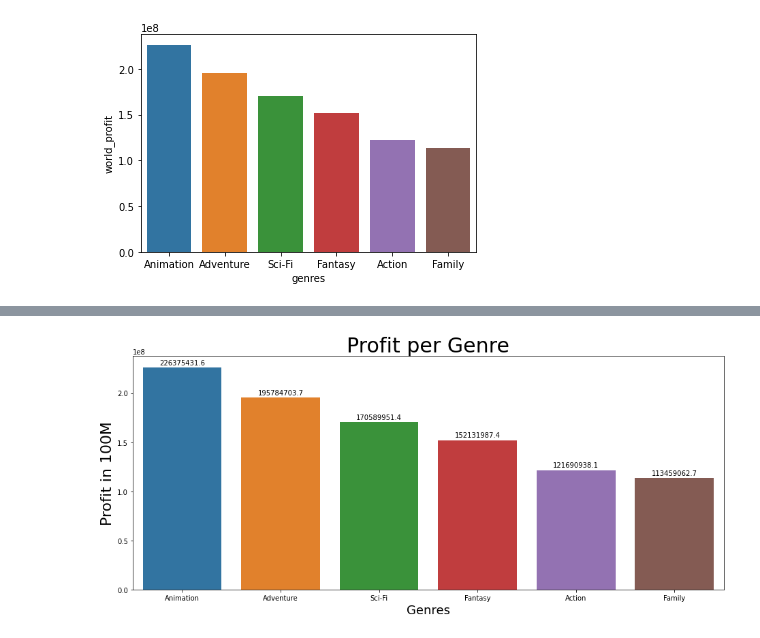
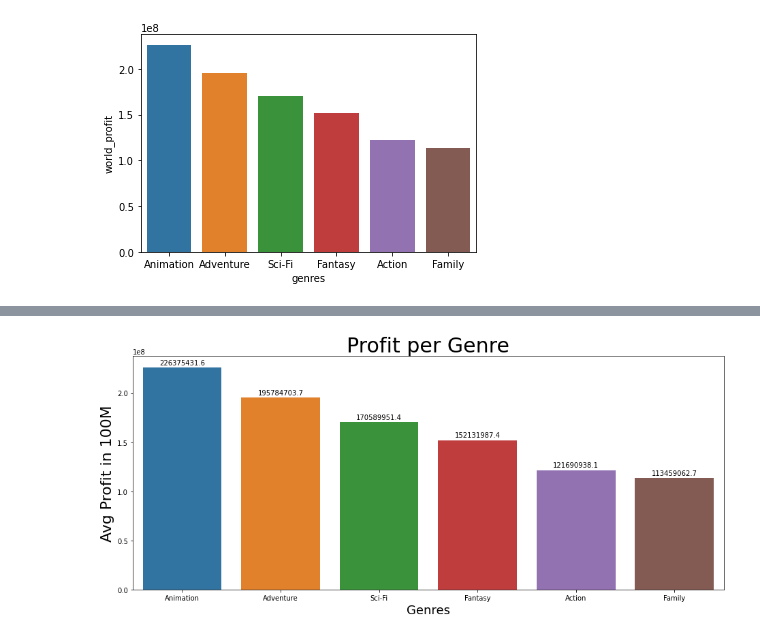
Before and after one commit to wasih790/Microsoft_Movie_Studio, a Jupyter notebook: 2_Statistical_Plotting/Question 1 - visualization for - profit genre.ipynb, the cells around one changed output, grey strips where cells are left out. Cells and saved outputs as stored; diff of their text form; code cells hidden in the pictures.

```diff
--- a/2_Statistical_Plotting/Question 1 - visualization for - profit genre.ipynb
+++ b/2_Statistical_Plotting/Question 1 - visualization for - profit genre.ipynb
@@ -95,22 +95,22 @@ genre_bar_df
 # %%
 # here we are creating a bar chart for the genres which have generated above 100 million profit + average profit per
 fig, ax = plt.subplots(figsize = (13,6))
 sns.barplot(data = genre_bar_df, x = genre_bar_df.index, y = 'world_profit', ax=ax)
 #gives the average profit per genre (# wise on top of each bar)
 for g in ax.patches:
     ax.annotate(format(g.get_height(), '.1f'),
                    (g.get_x() + g.get_width() / 2., g.get_height()),
                    ha = 'center', va = 'center',
                    xytext = (0, 7),
                    textcoords = 'offset points')
 ax.set_xlabel('Genres', fontsize=18)
-ax.set_ylabel('Profit in 100M', fontsize=22)
+ax.set_ylabel('Avg Profit in 100M', fontsize=22)
 ax.set_title('Profit per Genre', fontsize = 30)
 #plt.legend(loc=1)
 plt.tick_params(labelsize=10)
 fig.tight_layout();
 # %% [output]
-[figure, old version]
+[figure, new version]
 # %%
 import plotly.express as px
 
```
Also changed, not shown: parts of 2 cells of this notebook.
